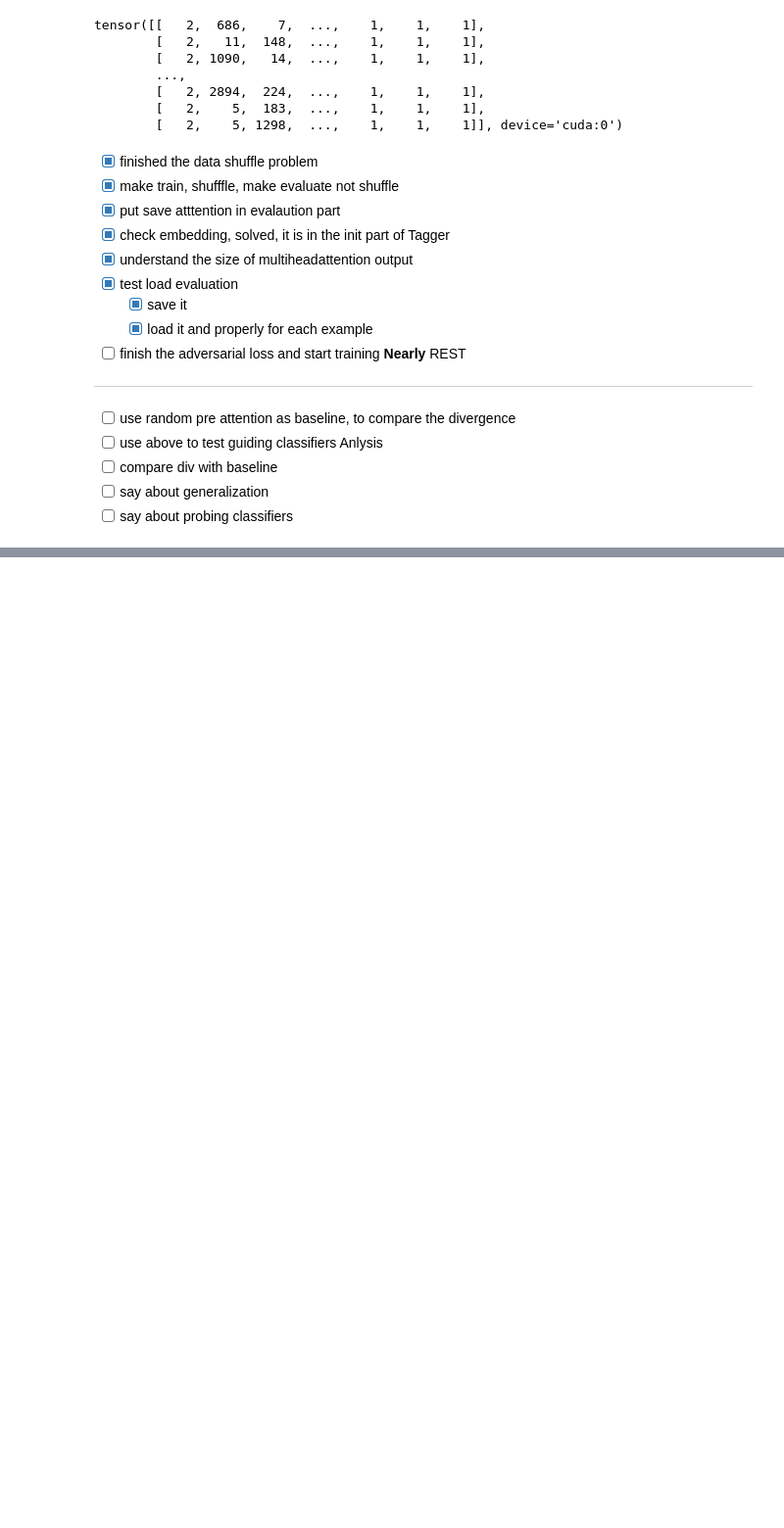
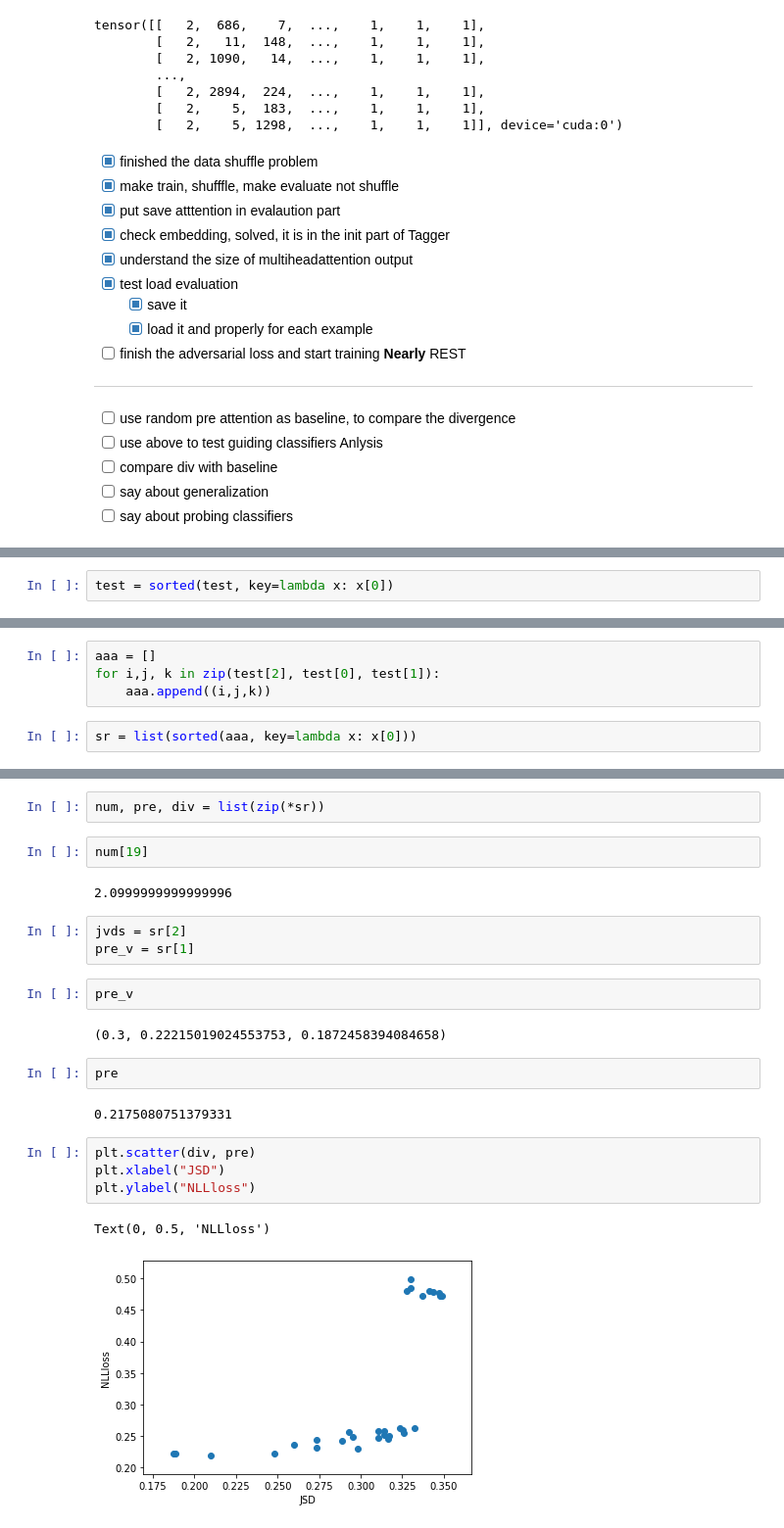
Before and after one commit to Yoark/Transformer-Attention, a Jupyter notebook: Untitled.ipynb, the cells around one changed output, grey strips where cells are left out. Shown: that part at 98% size. Saved outputs shown, nothing was run; the diff lists cells and outputs as text; blank space fills up the shorter version.

```diff
--- a/Untitled.ipynb
+++ b/Untitled.ipynb
@@ -383,0 +380,2 @@ tensor([[16,  8, 10,  ..., 17, 16,  9],
+# %%
+test = sorted(test, key=lambda x: x[0])
@@ -383,0 +384,6 @@ tensor([[16,  8, 10,  ..., 17, 16,  9],
+# %%
+aaa = []
+for i,j, k in zip(test[2], test[0], test[1]):
+    aaa.append((i,j,k))
+# %%
+sr = list(sorted(aaa, key=lambda x: x[0]))
@@ -383,0 +430,24 @@ tensor([[16,  8, 10,  ..., 17, 16,  9],
+# %%
+num, pre, div = list(zip(*sr))
+# %%
+num[19]
+# %% [output]
+2.0999999999999996
+# %%
+jvds = sr[2]
+pre_v = sr[1]
+# %%
+pre_v
+# %% [output]
+(0.3, 0.22215019024553753, 0.1872458394084658)
+# %%
+pre
+# %% [output]
+0.2175080751379331
+# %%
+plt.scatter(div, pre)
+plt.xlabel("JSD")
+plt.ylabel("NLLloss")
+# %% [output]
+Text(0, 0.5, 'NLLloss')
+[figure, added]
```
Also changed, not shown: parts of 38 cells of this notebook, 5 other files.
